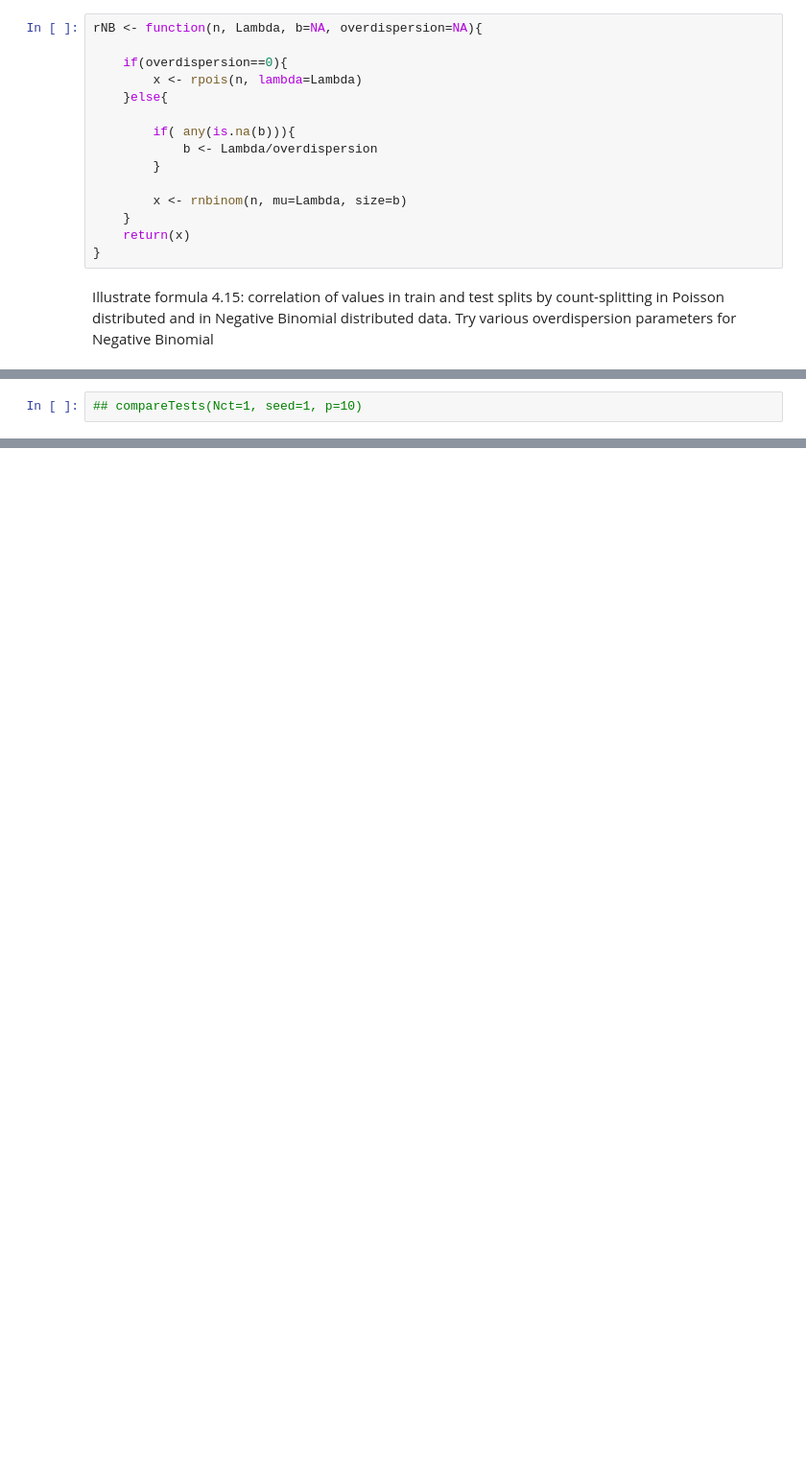
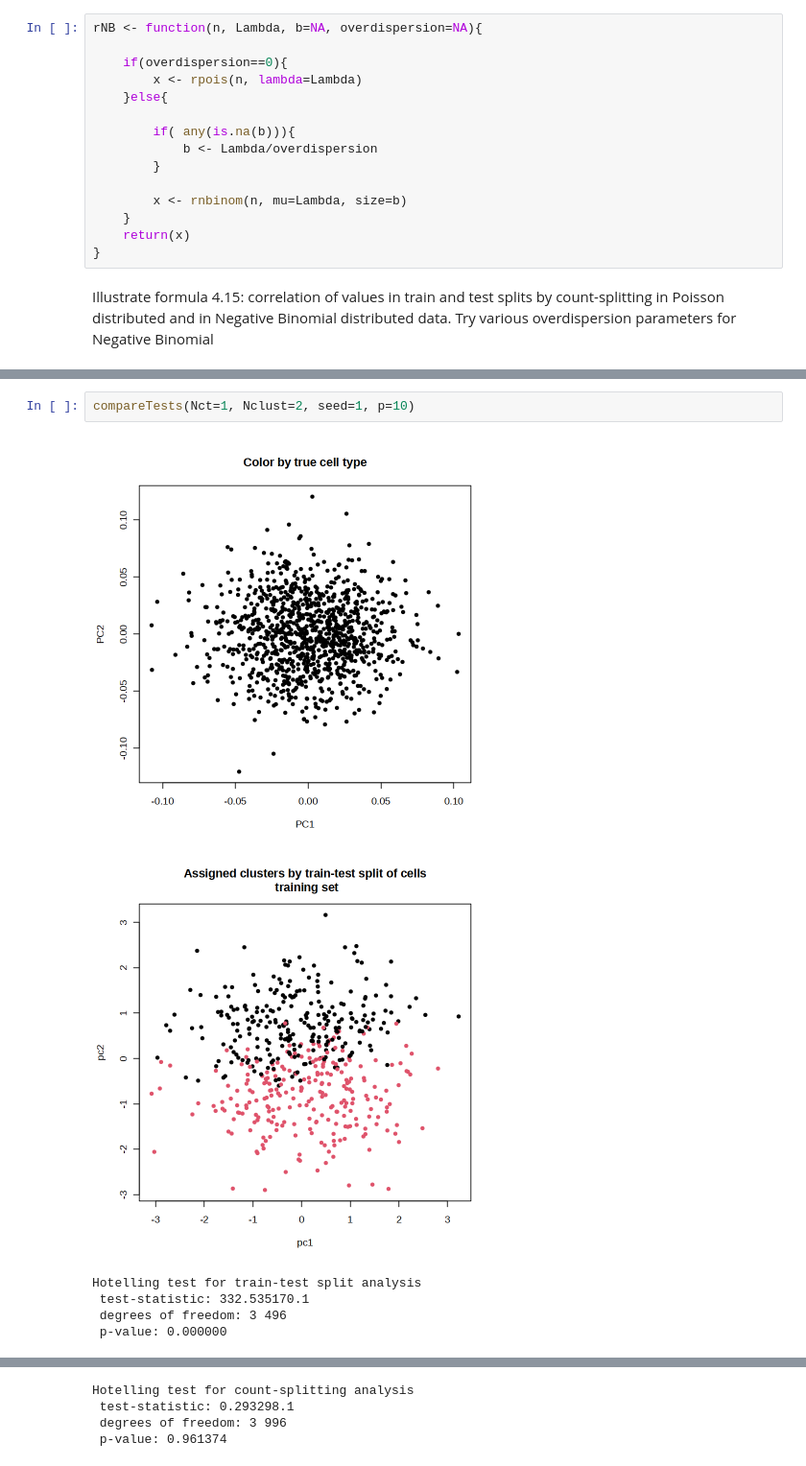
Before and after one commit to Zeyuan-Chen/CountSplitting, a Jupyter notebook: simulation/count-splitting simulation.ipynb, the cells around one changed output, grey strips where cells are left out. Shown at 96% size. Saved outputs shown, nothing was run; the diff lists cells and outputs as text; blank space fills up the shorter version.

```diff
--- a/simulation/count-splitting simulation.ipynb
+++ b/simulation/count-splitting simulation.ipynb
@@ -400,4 +419,11 @@ compareTests <- function(seed=1, n=1000, p=50,
 
 }
 # %%
-## compareTests(Nct=1, seed=1, p=10)
+compareTests(Nct=1, Nclust=2, seed=1, p=10)
+# %% [output]
+[figure, added]
+[figure, added]
+Hotelling test for train-test split analysis
+ test-statistic: 332.535170.1
+ degrees of freedom: 3 496
+ p-value: 0.000000
@@ -403,0 +432,4 @@ compareTests <- function(seed=1, n=1000, p=50,
+Hotelling test for count-splitting analysis
+ test-statistic: 0.293298.1
+ degrees of freedom: 3 996
+ p-value: 0.961374
```
Also changed, not shown: parts of 26 cells of this notebook, 3 other files.
